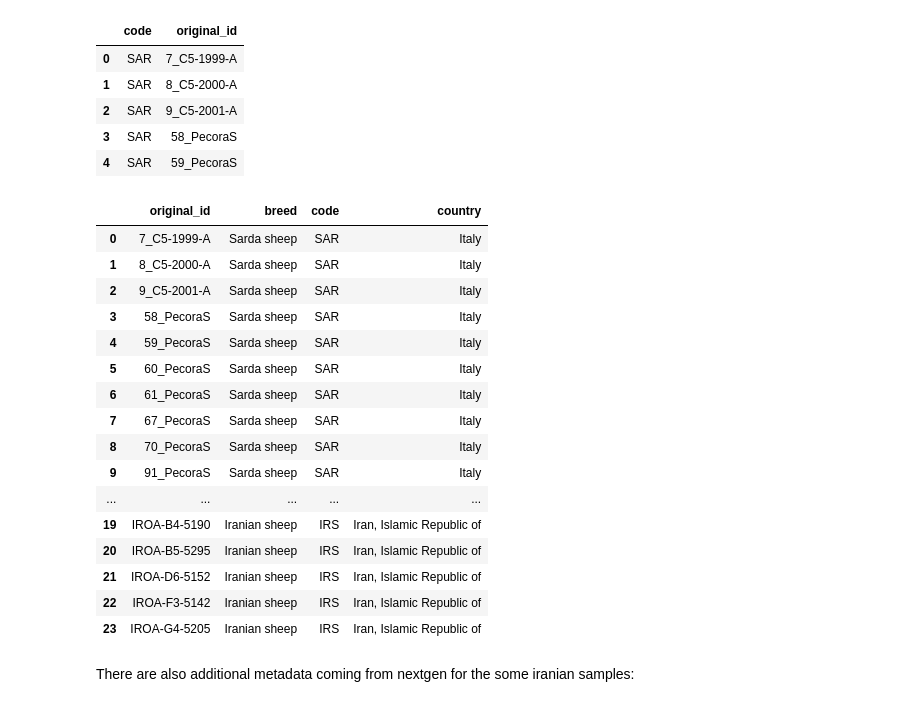
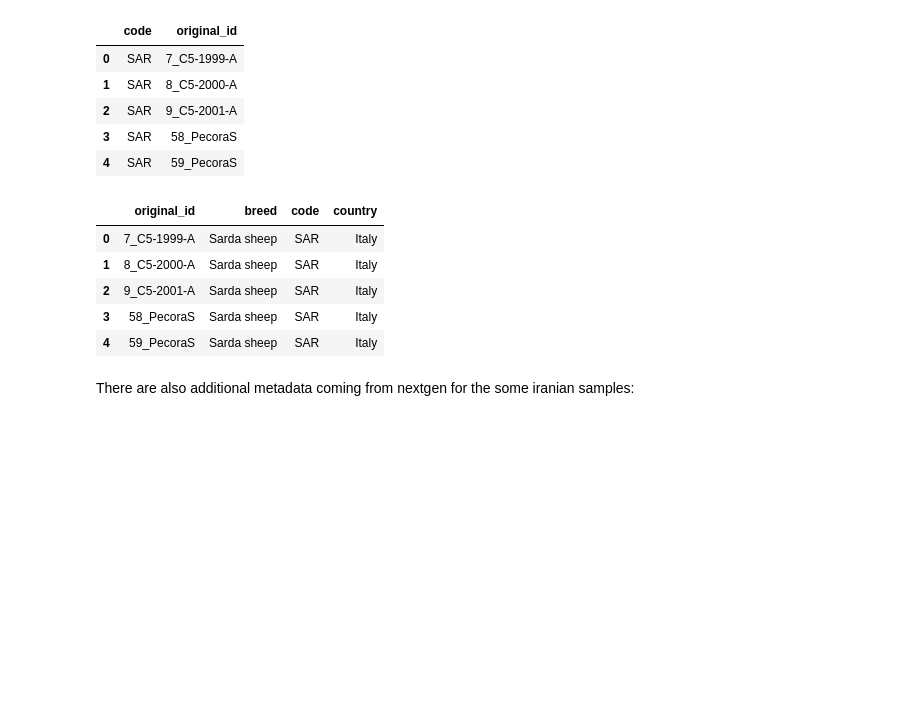
Before and after one commit to cnr-ibba/SMARTER-database, a Jupyter notebook: notebooks/exploratory/0.22.0-bunop-new_sheep_background_data.ipynb, the cells around one changed output. Cells and saved outputs as stored; diff of their text form; code cells hidden in the pictures; blank space fills up the shorter version.

```diff
--- a/notebooks/exploratory/0.22.0-bunop-new_sheep_background_data.ipynb
+++ b/notebooks/exploratory/0.22.0-bunop-new_sheep_background_data.ipynb
@@ -339,0 +348,6 @@ Replace origin with the proper country:
+# %%
+sheep["Breed/population"] = sheep["Breed/population"].str.strip()
+sheep["Acronym"] = sheep["Acronym"].str.strip()
+sheep["Origin"] = sheep["Origin"].str.strip()
+sheep["Source"] = sheep["Source"].str.strip()
+sheep.head()
@@ -383,25 +395,14 @@ tmp.head()
 # %%
 sheep_metadata = pd.merge(tmp, sheep, left_on="code", right_on="Acronym")[["original_id", "Breed/population", "code", "Origin"]]
 sheep_metadata.rename(columns={"Breed/population": "breed", "Origin": "country"}, inplace=True)
-sheep_metadata
+sheep_metadata.head()
 # %% [output]
 |  | original_id | breed | code | country |
 | 0 | 7_C5-1999-A | Sarda sheep | SAR | Italy |
 | 1 | 8_C5-2000-A | Sarda sheep | SAR | Italy |
 | 2 | 9_C5-2001-A | Sarda sheep | SAR | Italy |
 | 3 | 58_PecoraS | Sarda sheep | SAR | Italy |
 | 4 | 59_PecoraS | Sarda sheep | SAR | Italy |
-| 5 | 60_PecoraS | Sarda sheep | SAR | Italy |
-| 6 | 61_PecoraS | Sarda sheep | SAR | Italy |
-| 7 | 67_PecoraS | Sarda sheep | SAR | Italy |
-| 8 | 70_PecoraS | Sarda sheep | SAR | Italy |
-| 9 | 91_PecoraS | Sarda sheep | SAR | Italy |
-| ... | ... | ... | ... | ... |
-| 19 | IROA-B4-5190 | Iranian sheep | IRS | Iran, Islamic Republic of |
-| 20 | IROA-B5-5295 | Iranian sheep | IRS | Iran, Islamic Republic of |
-| 21 | IROA-D6-5152 | Iranian sheep | IRS | Iran, Islamic Republic of |
-| 22 | IROA-F3-5142 | Iranian sheep | IRS | Iran, Islamic Republic of |
-| 23 | IROA-G4-5205 | Iranian sheep | IRS | Iran, Islamic Republic of |
 # %% [markdown]
 There are also additional metadata coming from nextgen for the some iranian samples:
 # %%
```
Also changed, not shown: parts of 21 cells of this notebook, 2 other files.
